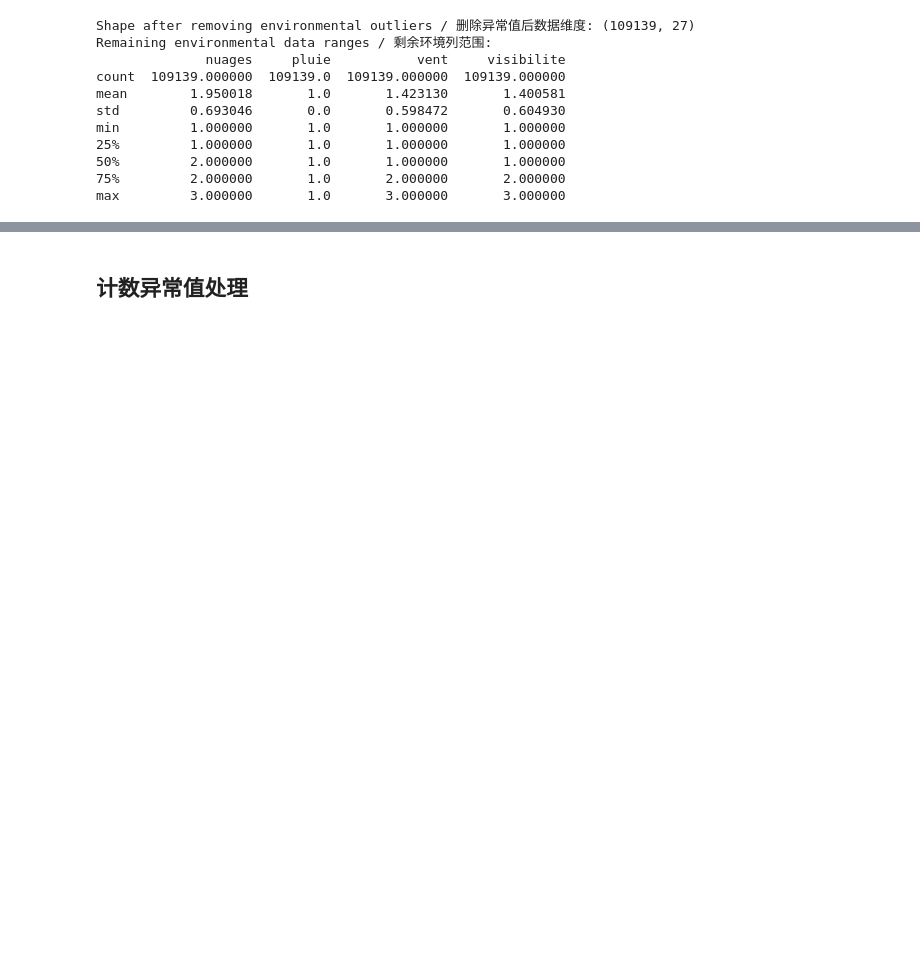
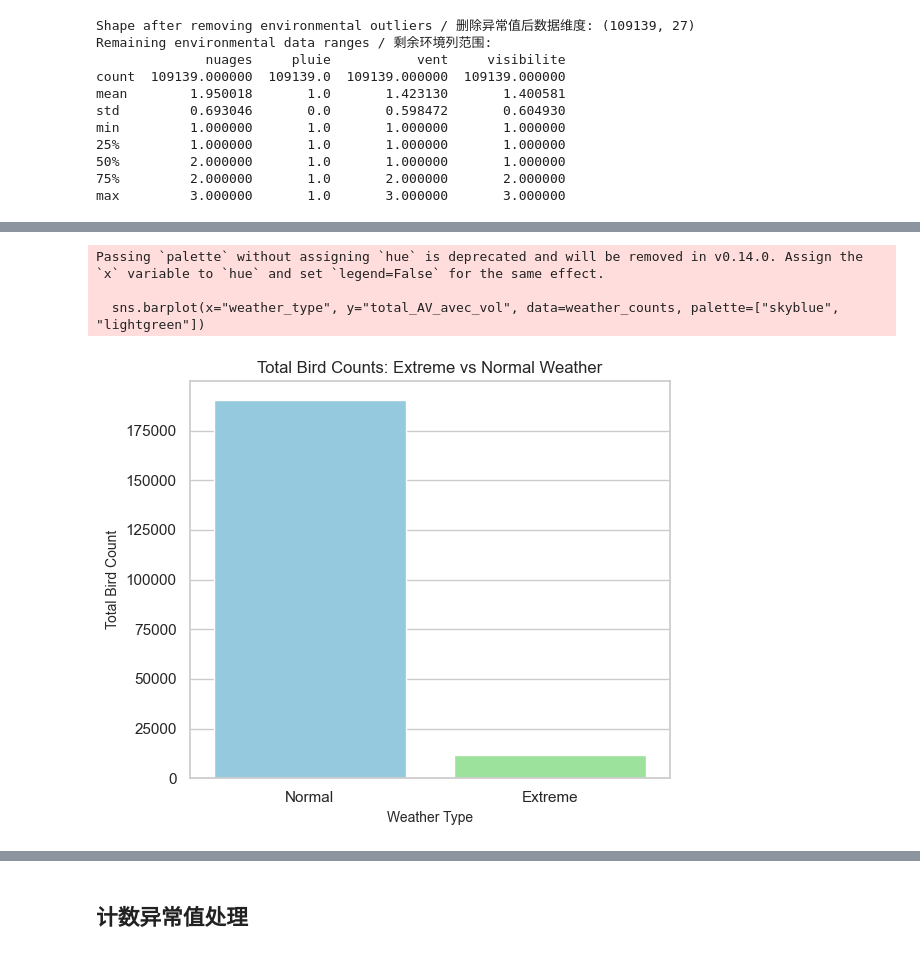
Before and after one commit to fonction-positive/AS_Projet_Birds, a Jupyter notebook: projet_bird/bird.ipynb, the cells around one changed output, grey strips where cells are left out. Saved outputs shown, nothing was run; the diff lists cells and outputs as text; code cells hidden in the pictures; blank space fills up the shorter version.

```diff
--- a/projet_bird/bird.ipynb
+++ b/projet_bird/bird.ipynb
@@ -696,0 +791,26 @@ Passing `palette` without assigning `hue` is deprecated and will be removed in v
+# %%
+# %% [markdown]
+# ## Compare Bird Counts in Extreme vs Normal Weather
+# ## 极端天气与正常天气的鸟类数量比较
+
+# %%
+import matplotlib.pyplot as plt
+import seaborn as sns
+
+# 分组统计总鸟类数量 / Group by extreme weather
+weather_counts = obs_data_cleaned.groupby("is_extreme_weather")["total_AV_avec_vol"].sum().reset_index()
+weather_counts["weather_type"] = weather_counts["is_extreme_weather"].map({True: "Extreme", False: "Normal"})
+
+# 绘制柱状图 / Bar plot
+plt.figure(figsize=(6,5))
+sns.barplot(x="weather_type", y="total_AV_avec_vol", data=weather_counts, palette=["skyblue", "lightgreen"])
+plt.title("Total Bird Counts: Extreme vs Normal Weather", fontsize=12)
+plt.xlabel("Weather Type", fontsize=10)
+plt.ylabel("Total Bird Count", fontsize=10)
+plt.tight_layout()
+plt.show()
+# %% [output]
+Passing `palette` without assigning `hue` is deprecated and will be removed in v0.14.0. Assign the `x` variable to `hue` and set `legend=False` for the same effect.
+
+  sns.barplot(x="weather_type", y="total_AV_avec_vol", data=weather_counts, palette=["skyblue", "lightgreen"])
+[figure, added]
```
Also changed, not shown: parts of 40 cells of this notebook.
